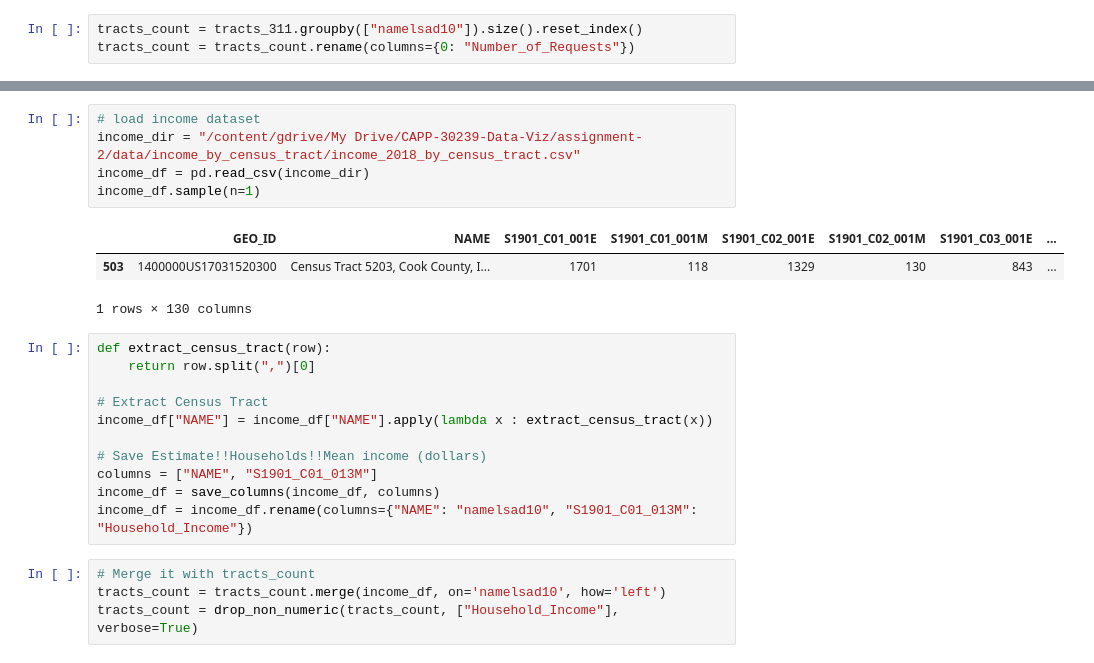
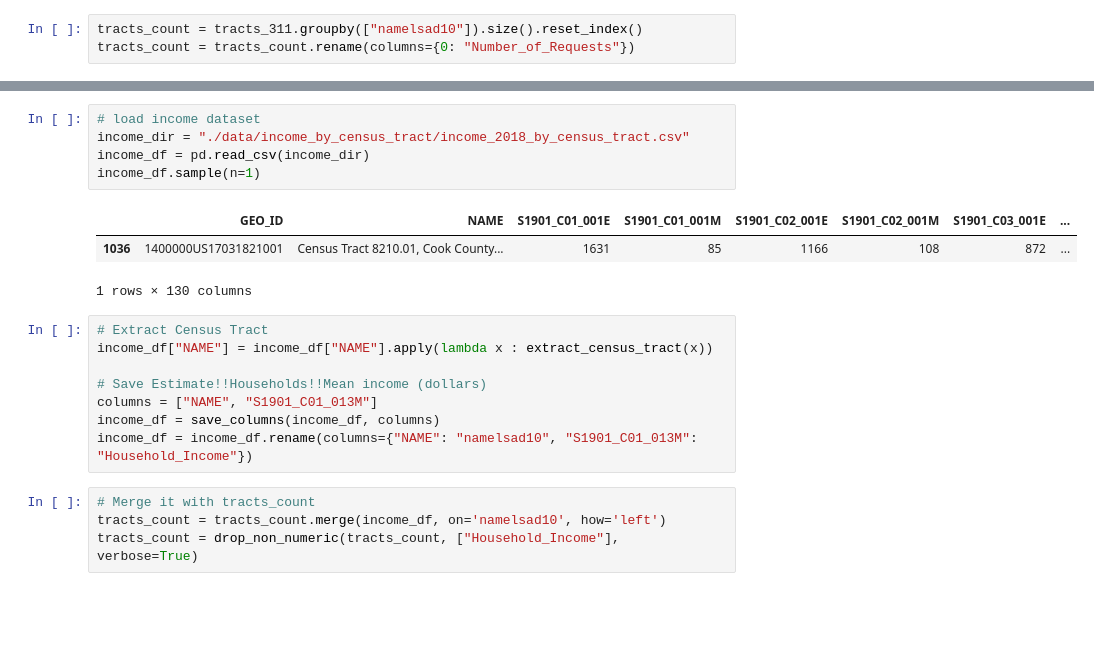
Before and after one commit to siyoungbyun/311-requests-dataviz, a Jupyter notebook: data_preprocessing.ipynb, the cells around one changed output, grey strips where cells are left out. Cells and saved outputs as stored; diff of their text form; blank space fills up the shorter version.

Commit message:
data preprocessing

```diff
--- a/data_preprocessing.ipynb
+++ b/data_preprocessing.ipynb
@@ -205,16 +213,13 @@ tracts_count.sample(n=1)
 # %%
 # load income dataset
-income_dir = "/content/gdrive/My Drive/CAPP-30239-Data-Viz/assignment-2/data/income_by_census_tract/income_2018_by_census_tract.csv"
+income_dir = "./data/income_by_census_tract/income_2018_by_census_tract.csv"
 income_df = pd.read_csv(income_dir)
 income_df.sample(n=1)
 # %% [output]
 |  | GEO_ID | NAME | S1901_C01_001E | S1901_C01_001M | S1901_C02_001E | S1901_C02_001M | S1901_C03_001E | ... |
-| 503 | 1400000US17031520300 | Census Tract 5203, Cook County, I... | 1701 | 118 | 1329 | 130 | 843 | ... |
+| 1036 | 1400000US17031821001 | Census Tract 8210.01, Cook County... | 1631 | 85 | 1166 | 108 | 872 | ... |
 1 rows × 130 columns
 # %%
-def extract_census_tract(row):
-    return row.split(",")[0]
-
 # Extract Census Tract
 income_df["NAME"] = income_df["NAME"].apply(lambda x : extract_census_tract(x))
 
```
Also changed, not shown: parts of 20 cells of this notebook, 1 other file.
